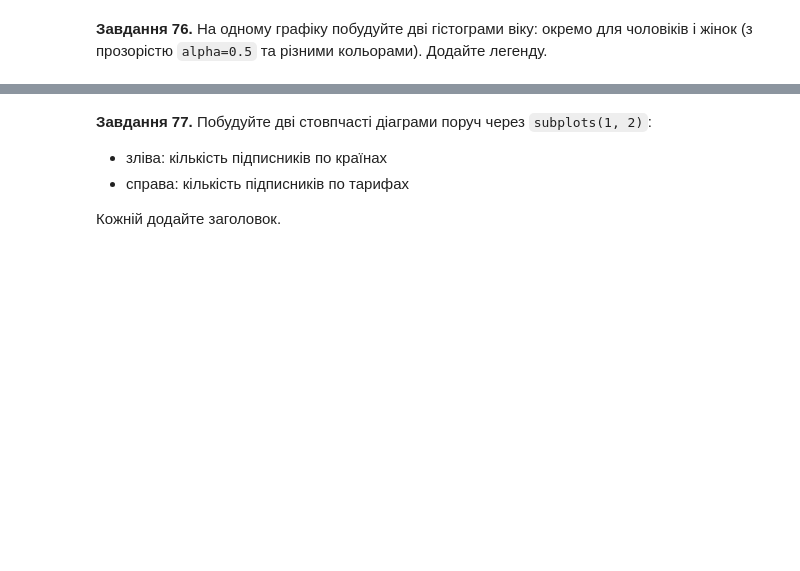
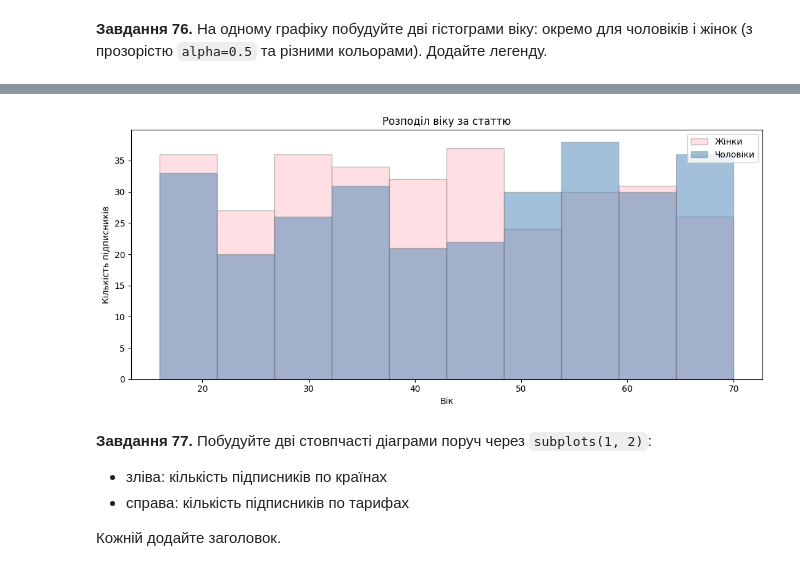
Before and after one commit to T-Svitlichna/DTA_Python, a Jupyter notebook: HomeWork/80task_Nazar_29052026pandas_viz_practice.ipynb, the cells around one changed output, grey strips where cells are left out. Cells and saved outputs as stored; diff of their text form; code cells hidden in the pictures; blank space fills up the shorter version.

```diff
--- a/HomeWork/80task_Nazar_29052026pandas_viz_practice.ipynb
+++ b/HomeWork/80task_Nazar_29052026pandas_viz_practice.ipynb
@@ -1315,3 +1342,24 @@ plt.show()
+# %%
+# Завдання 76:
+fig, ax = plt.subplots(figsize=(11, 5))
+
+ax.hist(subs[subs["gender"] == "Ж"]["age"],
+        bins=10, edgecolor="gray", alpha=0.5,
+        color="pink", label="Жінки")
+
+ax.hist(subs[subs["gender"] == "Ч"]["age"],
+        bins=10, edgecolor="gray", alpha=0.5,
+        color="steelblue", label="Чоловіки")
+
+ax.set_title("Розподіл віку за статтю")
+ax.set_xlabel("Вік")
+ax.set_ylabel("Кількість підписників")
+ax.legend()
+
+plt.tight_layout()
+plt.show()
+# %% [output]
+[figure, added]
 # %% [markdown]
 **Завдання 77.** Побудуйте дві стовпчасті діаграми поруч через `subplots(1, 2)`:
 - зліва: кількість підписників по країнах
```
Also changed, not shown: parts of 9 cells of this notebook.
